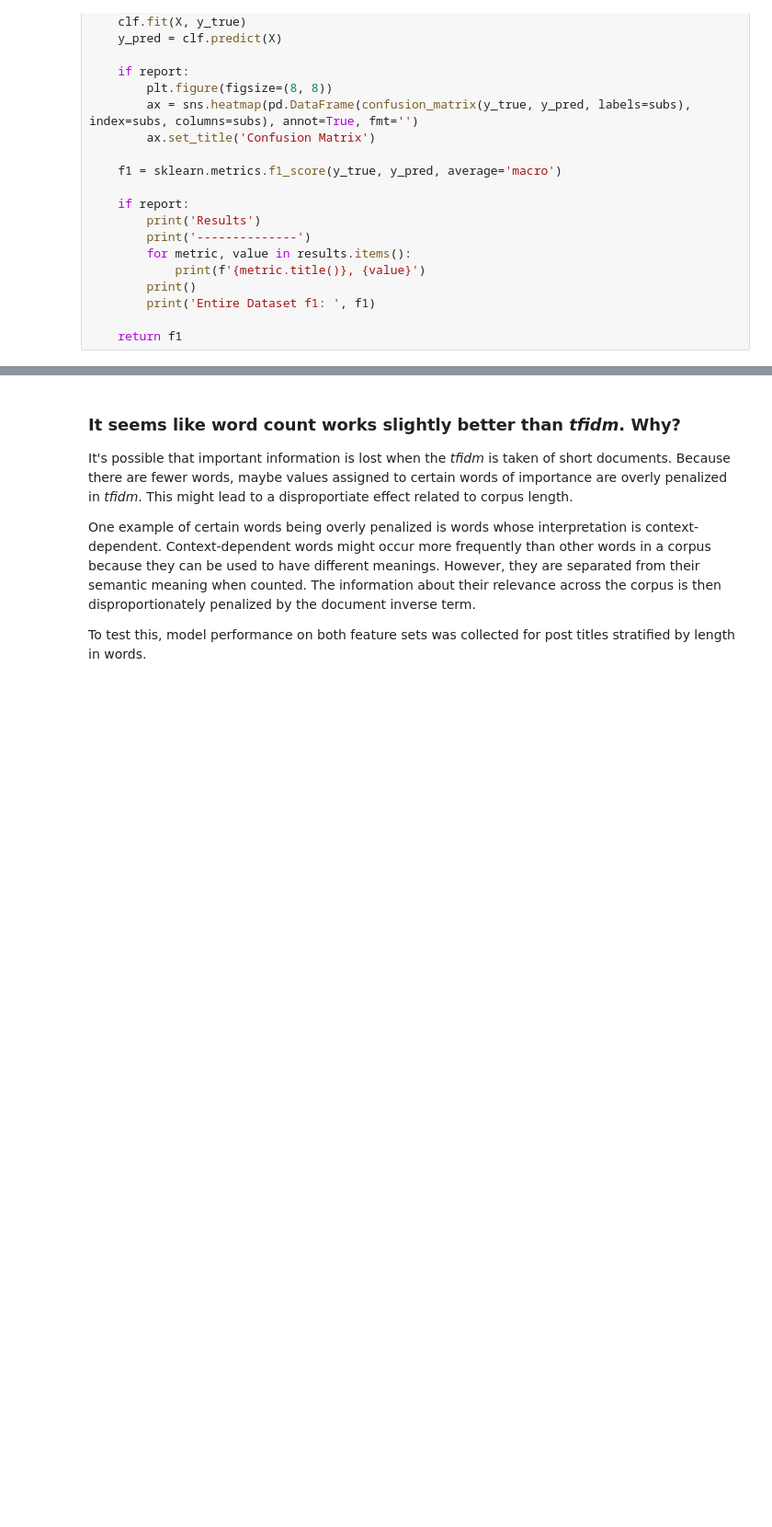
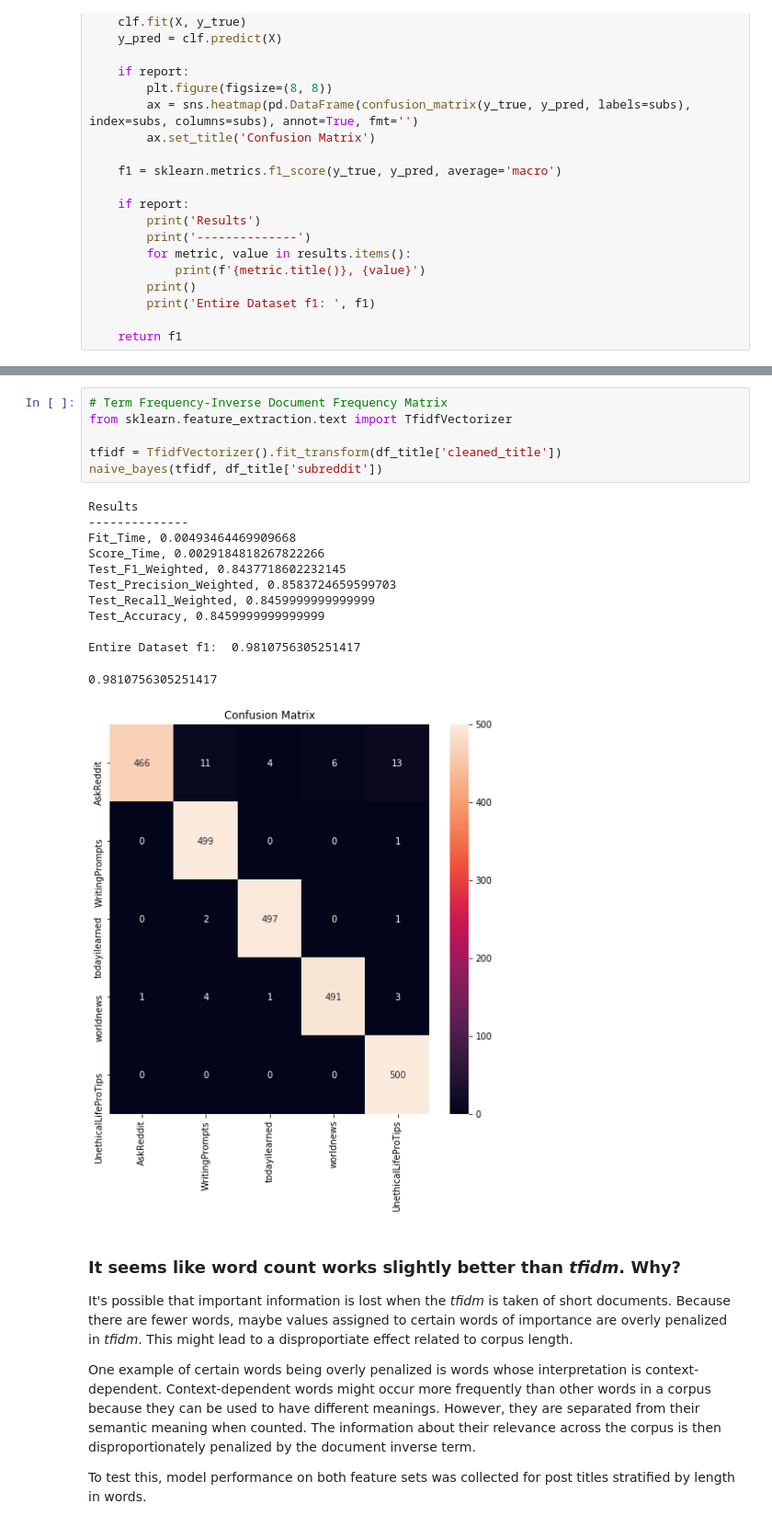
Before and after one commit to zionsteiner/NaiveBayesRedditTitleClassification, a Jupyter notebook: project5_zion.ipynb, the cells around one changed output, grey strips where cells are left out. Shown at 92% size. Cells and saved outputs as stored; diff of their text form; blank space fills up the shorter version.

```diff
--- a/project5_zion.ipynb
+++ b/project5_zion.ipynb
@@ -123,6 +175,25 @@ Test_Accuracy, 0.8784000000000001
 Entire Dataset f1:  0.978004969729166
 0.978004969729166
 [figure]
+# %%
+# Term Frequency-Inverse Document Frequency Matrix
+from sklearn.feature_extraction.text import TfidfVectorizer
+
+tfidf = TfidfVectorizer().fit_transform(df_title['cleaned_title'])
+naive_bayes(tfidf, df_title['subreddit'])
+# %% [output]
+Results
+--------------
+Fit_Time, 0.00493464469909668
+Score_Time, 0.0029184818267822266
+Test_F1_Weighted, 0.8437718602232145
+Test_Precision_Weighted, 0.8583724659599703
+Test_Recall_Weighted, 0.8459999999999999
+Test_Accuracy, 0.8459999999999999
+
+Entire Dataset f1:  0.9810756305251417
+0.9810756305251417
+[figure, added]
 # %% [markdown]
 ### It seems like word count works slightly better than *tfidm*. Why?
 
```
Also changed, not shown: parts of 7 cells of this notebook, 2 other files.
